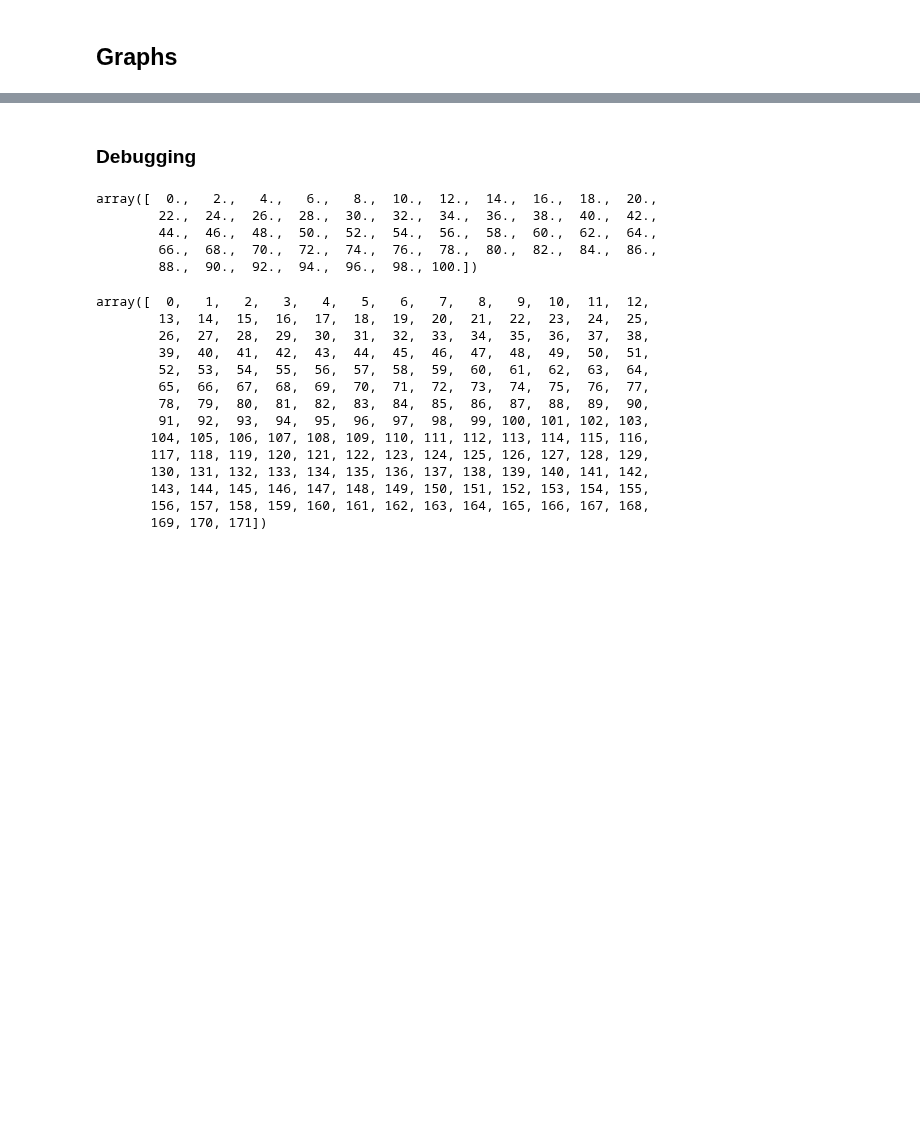
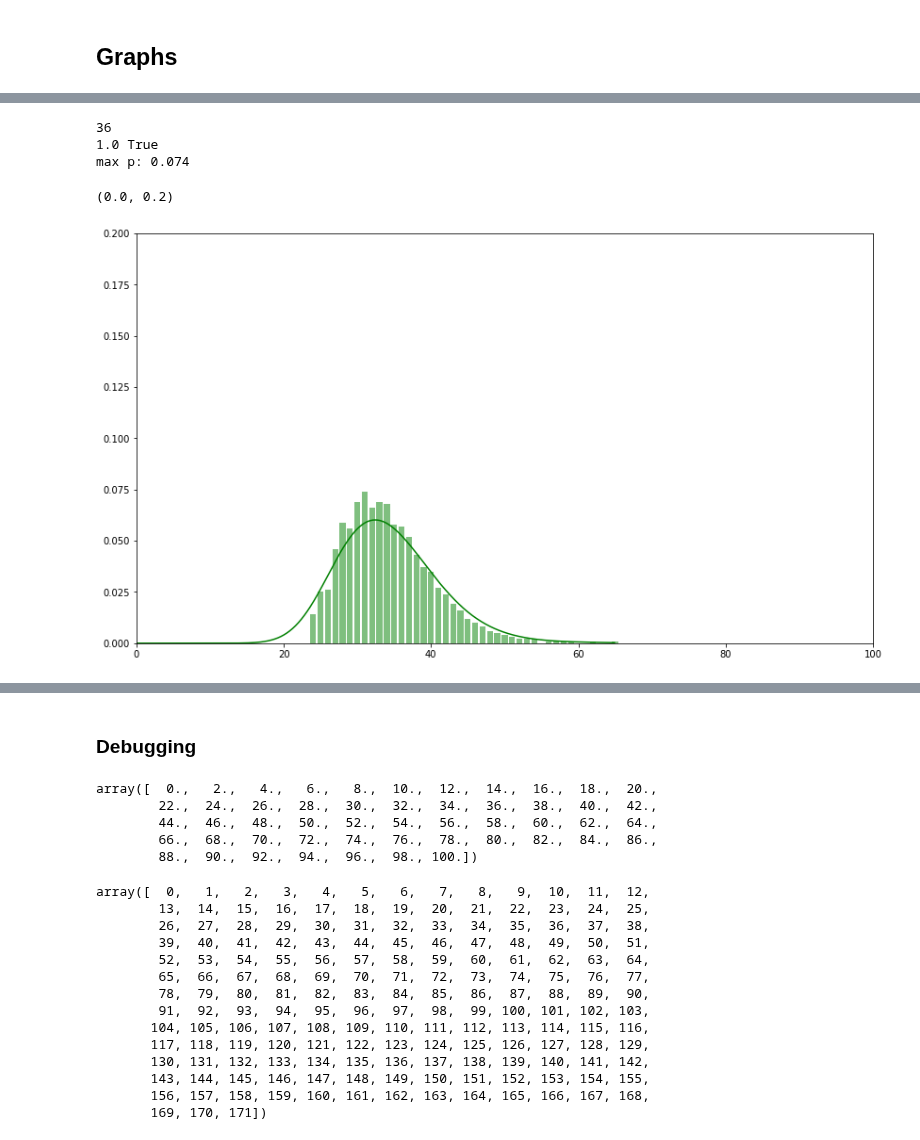
Before and after one commit to yannikschnitzer/prism, a Jupyter notebook: prism/distr.ipynb, the cells around one changed output, grey strips where cells are left out. Drawn from its saved outputs; the diff is of its cells as text; code cells hidden in the pictures; blank space fills up the shorter version.

```diff
--- a/prism/distr.ipynb
+++ b/prism/distr.ipynb
@@ -8,3 +8,11 @@ import numpy as np
 import scipy
 import scipy.stats
 import math
+# %%
+def adjust_qr(rx, rp, rz):
+
+    rz_new, rp_new = np.unique(rz, return_counts=True)
+    rp_new = rp_new * rp[0]
+    rx_new= np.arange(0, len(rz_new), 1)
+
+    return rx_new, rp_new, rz_new
@@ -68,0 +145,29 @@ max p: 0.2175240911392246
+# %%
+dist = pd.read_csv('distr_cvar_qr.csv')
+#dist.head(10)
+rx_q = dist['r'].to_numpy()
+rp_q = dist['p'].to_numpy()
+z_q = dist['z'].to_numpy()
+rx_q, rp_q, z_q = adjust_qr(rx_q, rp_q, z_q)
+n = np.max(np.where(rp_q > 1e-6))
+rx_q = rx_q[0:n+1]
+rp_q = rp_q[0:n+1]
+z_q = z_q[0:n+1]
+print(n)
+print(np.sum(rp_q), np.allclose(np.sum(rp_q), 1))
+print("max p:", np.max(rp_q))
+distr_q = scipy.stats.rv_discrete(values=(z_q, rp_q))
+# h = plt.bar(rx_q, rp_q, alpha=0.5)
+plt.figure(figsize=(14,8))
+h = plt.bar(z_q, rp_q, alpha=0.5, color='g')
+kernel = scipy.stats.gaussian_kde(z_q, weights=rp_q)
+range = np.arange(0, z_q[-1]+z_q[1], z_q[1])
+plt.plot(range, kernel(range), color='g')
+plt.xlim([0,100])
+plt.ylim([0,0.2])
+# %% [output]
+36
+1.0 True
+max p: 0.074
+(0.0, 0.2)
+[figure, added]
```
Also changed, not shown: parts of 15 cells of this notebook, 8 other files.
